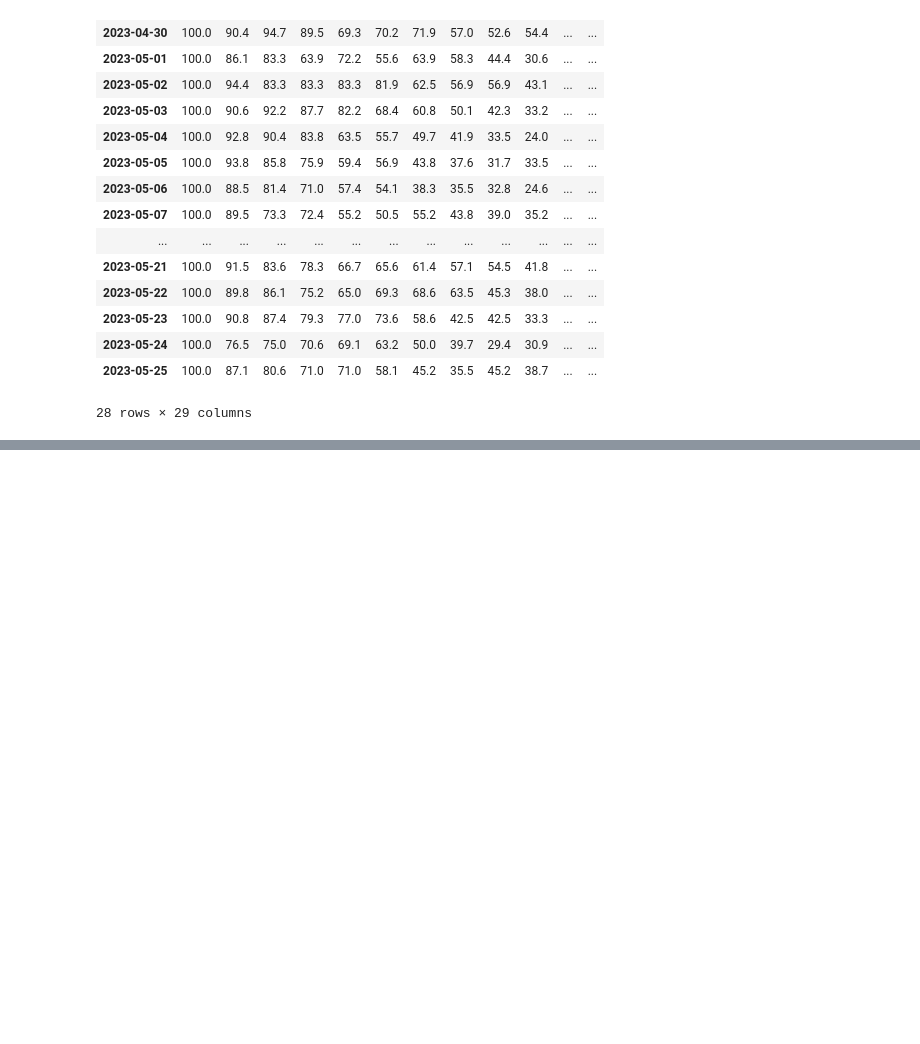
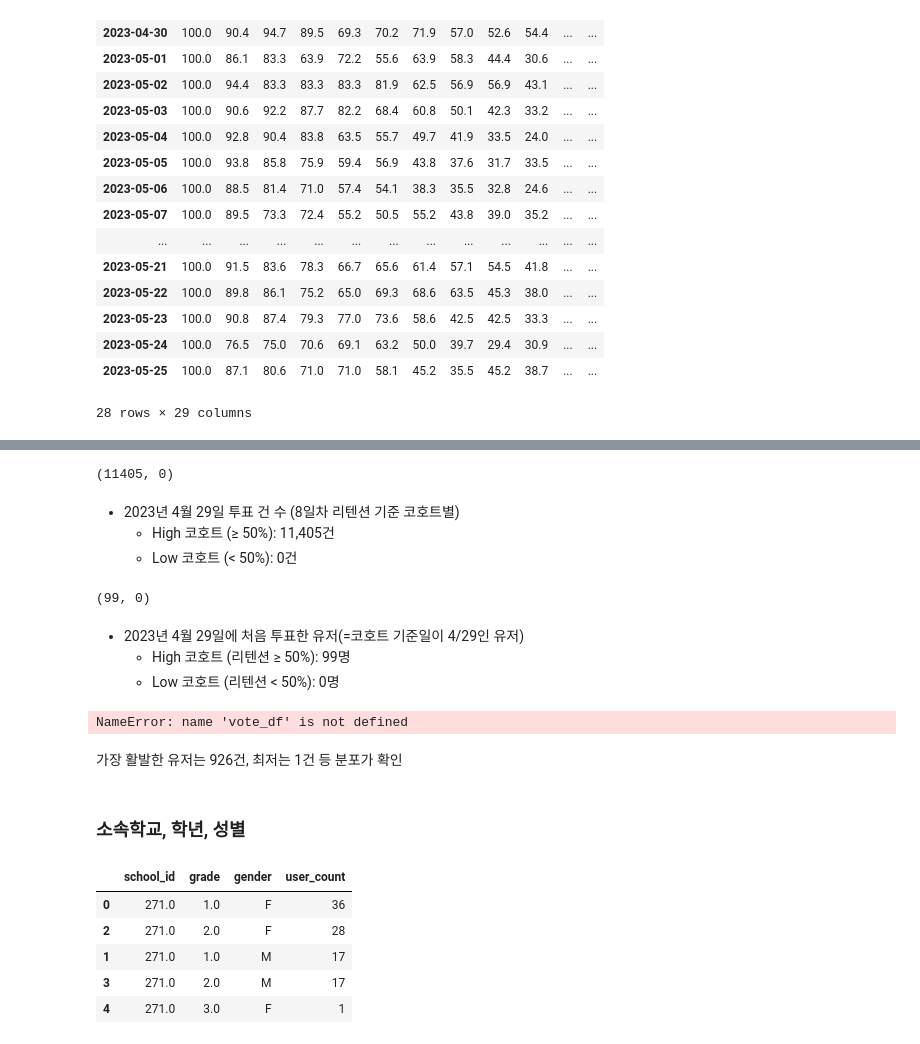
Before and after one commit to saeraniren/advanced_project, a Jupyter notebook: 마스터테이블.ipynb, the cells around one changed output, grey strips where cells are left out. Saved outputs shown, nothing was run; the diff lists cells and outputs as text; code cells hidden in the pictures; blank space fills up the shorter version.

```diff
--- a/마스터테이블.ipynb
+++ b/마스터테이블.ipynb
@@ -517,0 +625,79 @@ display(ret_pivot_percent)
+# %%
+
+# 처음 투표한 건 수
+
+
+# 다시 High / Low 코호트 정의 및 유저 ID 추출
+master_df['retention_day8'] = pd.to_numeric(master_df['retention_day8'], errors='coerce')
+high_user_ids = master_df[master_df['retention_day8'] >= 0.5]['user_id'].unique()
+low_user_ids = master_df[master_df['retention_day8'] < 0.5]['user_id'].unique()
+
+# 4월 29일만 필터링
+vote_df['created_at'] = pd.to_datetime(vote_df['created_at'])
+vote_29 = vote_df[vote_df['created_at'].dt.date == pd.to_datetime("2023-04-29").date()]
+
+# 각 코호트 유저의 4월 29일 투표 건 수
+high_29_count = vote_29[vote_29['user_id'].isin(high_user_ids)].shape[0]
+low_29_count = vote_29[vote_29['user_id'].isin(low_user_ids)].shape[0]
+
+high_29_count, low_29_count
+# %% [output]
+(11405, 0)
+# %% [markdown]
+- 2023년 4월 29일 투표 건 수 (8일차 리텐션 기준 코호트별)
+   - High 코호트 (≥ 50%): 11,405건
+   - Low 코호트 (< 50%): 0건
+# %%
+# 처음 투표한 유저 수
+
+# master_df에서 4월 29일에 처음 투표한 유저 목록
+first_vote_29_users = master_df[master_df['first_vote'] == "2023-04-29"]['user_id'].unique()
+
+# 이 유저들이 High / Low 코호트에 속하는지 판별
+first_vote_29_high = [uid for uid in first_vote_29_users if uid in high_user_ids]
+first_vote_29_low = [uid for uid in first_vote_29_users if uid in low_user_ids]
+
+len(first_vote_29_high), len(first_vote_29_low)
+# %% [output]
+(99, 0)
+# %% [markdown]
+- 2023년 4월 29일에 처음 투표한 유저(=코호트 기준일이 4/29인 유저)
+   - High 코호트 (리텐션 ≥ 50%): 99명
+   - Low 코호트 (리텐션 < 50%): 0명
+# %%
+# 4월 29일에 처음 투표한 유저 ID 목록
+first_vote_29_users = master_df[master_df['first_vote'] == "2023-04-29"]['user_id'].unique()
+
+# 해당 유저들의 투표 기록 추출
+first_vote_29_records = vote_df[vote_df['user_id'].isin(first_vote_29_users)].copy()
+
+# 유저별 투표 건 수 집계
+vote_counts_by_user = (
+    first_vote_29_records.groupby('user_id')
+    .size()
+    .reset_index(name='vote_count')
+    .sort_values(by='vote_count', ascending=False)
+)
+
+vote_counts_by_user
+# %% [output]
+NameError: name 'vote_df' is not defined
+# %% [markdown]
+가장 활발한 유저는 926건, 최저는 1건 등 분포가 확인
+# %% [markdown]
+### 소속학교, 학년, 성별
+# %%
+# first_vote가 2023-04-29인 유저 필터링
+april_29_users = master_df[pd.to_datetime(master_df['first_vote']) == pd.Timestamp("2023-04-29")]
+
+# 소속학교, 학년, 성별별 분포 집계
+april_29_grouped = april_29_users.groupby(['school_id', 'grade', 'gender'])['user_id'].count().reset_index(name='user_count')
+
+april_29_grouped.sort_values(by='user_count', ascending=False)
+# %% [output]
+|  | school_id | grade | gender | user_count |
+| 0 | 271.0 | 1.0 | F | 36 |
+| 2 | 271.0 | 2.0 | F | 28 |
+| 1 | 271.0 | 1.0 | M | 17 |
+| 3 | 271.0 | 2.0 | M | 17 |
+| 4 | 271.0 | 3.0 | F | 1 |
```
Also changed, not shown: parts of 12 cells of this notebook, 2 other files.
